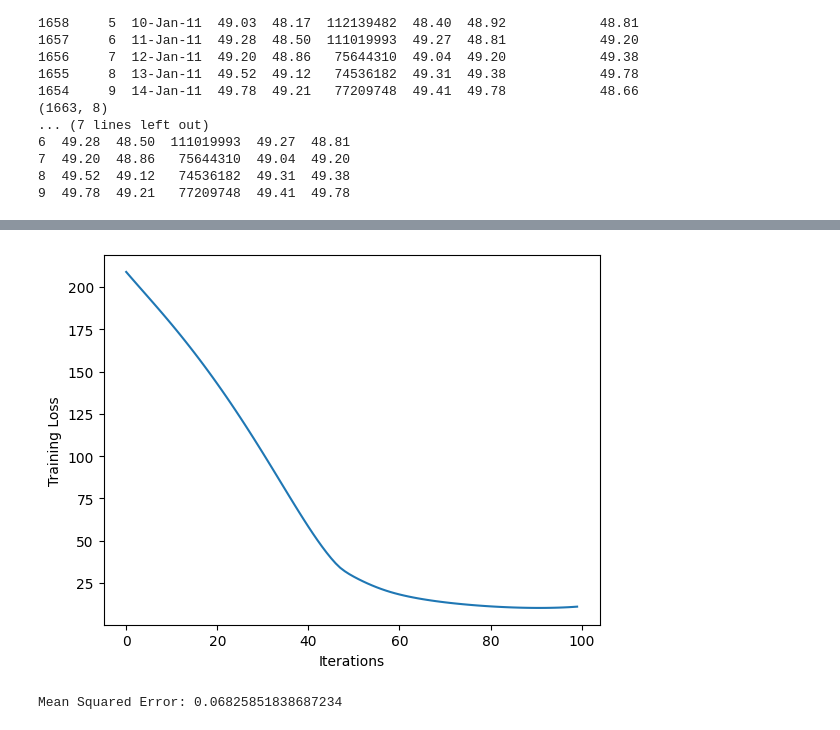
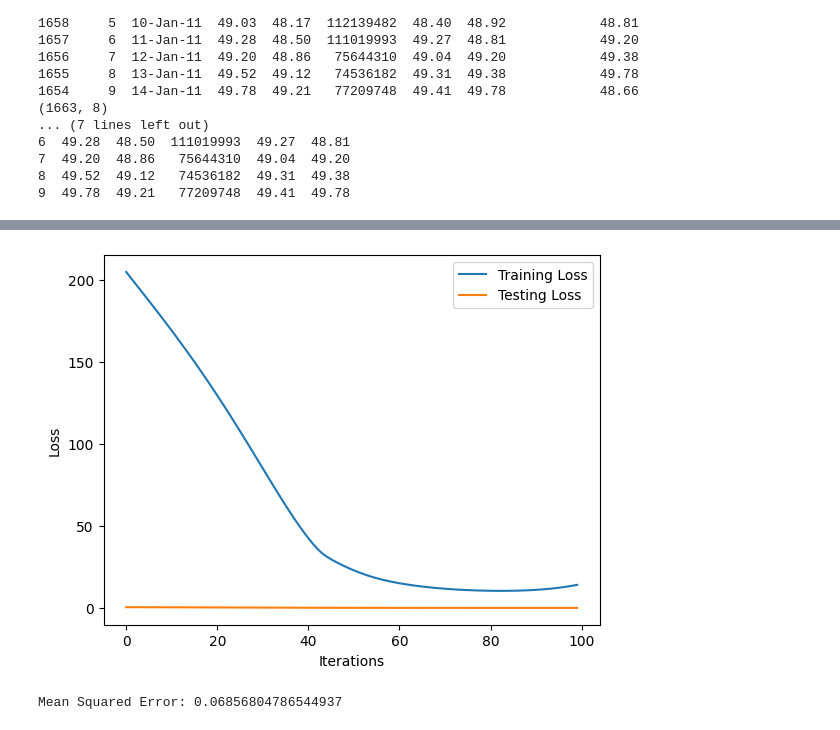
Before and after one commit to swarj/MLProject, a Jupyter notebook: ML_Project.ipynb, the cells around one changed output, grey strips where cells are left out. Drawn from its saved outputs; the diff is of its cells as text; code cells hidden in the pictures.

Commit message:
update plot

```diff
--- a/ML_Project.ipynb
+++ b/ML_Project.ipynb
@@ -49,7 +49,7 @@ sc = MinMaxScaler(feature_range=(0,1))
 # %%
 # Define the hyperparameters
 hidden_layer_size = 64 # set hidden layer size
-time_steps = 30 # number of time steps
+
 input_dimension = 4 # set number od dimension
 learning_rate = 0.0001 # set learning rate
 # Define size of training set and size of testing set (80% training, 20% testing)
@@ -131,6 +131,7 @@ X, X_test = np.array(data.iloc[:, :-1])[:splitlimit], np.array(data.iloc[:, :-1]
 Y, Y_test = np.array(data.iloc[:, -1]).reshape(-1, 1)[:splitlimit], np.array(data.iloc[:, -1]).reshape(-1, 1)[splitlimit:]
 # create an empty list for loss
 loss_his = []
+test_loss_his = []
 #training
 for i in range(100):
     store = forward_pass(X, Y, hidden_state)
@@ -144,15 +145,25 @@ for i in range(100):
     # adding the value of the loss
     loss_his.append(store['loss'])
 
+
+      # compute loss on testing set
+    test_store = forward_pass(X_test, Y_test, hidden_state)
+    test_loss = test_store['loss'][0][0] / len(X_test)
+    test_loss_his.append(test_loss)
+
+
     if i % 10 == 0:
-        print('Loss:', store['loss'])
-        # flatten the loss history array
-# flatten the loss array
-losses = np.array(loss_his).flatten()
- # plot
-plt.plot(losses)
+        print('Training Loss:', store['loss'])
+        print('Test Loss:', test_loss)
+       # flatten the loss history arrays
+train_losses = np.array(loss_his).flatten()
+test_losses = np.array(test_loss_his).flatten()
+# plot
+plt.plot(train_losses, label='Training Loss')
+plt.plot(test_losses, label='Testing Loss')
 plt.xlabel('Iterations')
-plt.ylabel('Training Loss')
+plt.ylabel('Loss')
+plt.legend()
 plt.show()
 # predict the test set
 Y_preds = []
@@ -177,2 +198,2 @@ Loss: [[10.32116609]]
-[figure, old version]
+[figure, new version]
-Mean Squared Error: 0.06825851838687234
+Mean Squared Error: 0.06856804786544937
```
Also changed, not shown: parts of 1 cell of this notebook.
